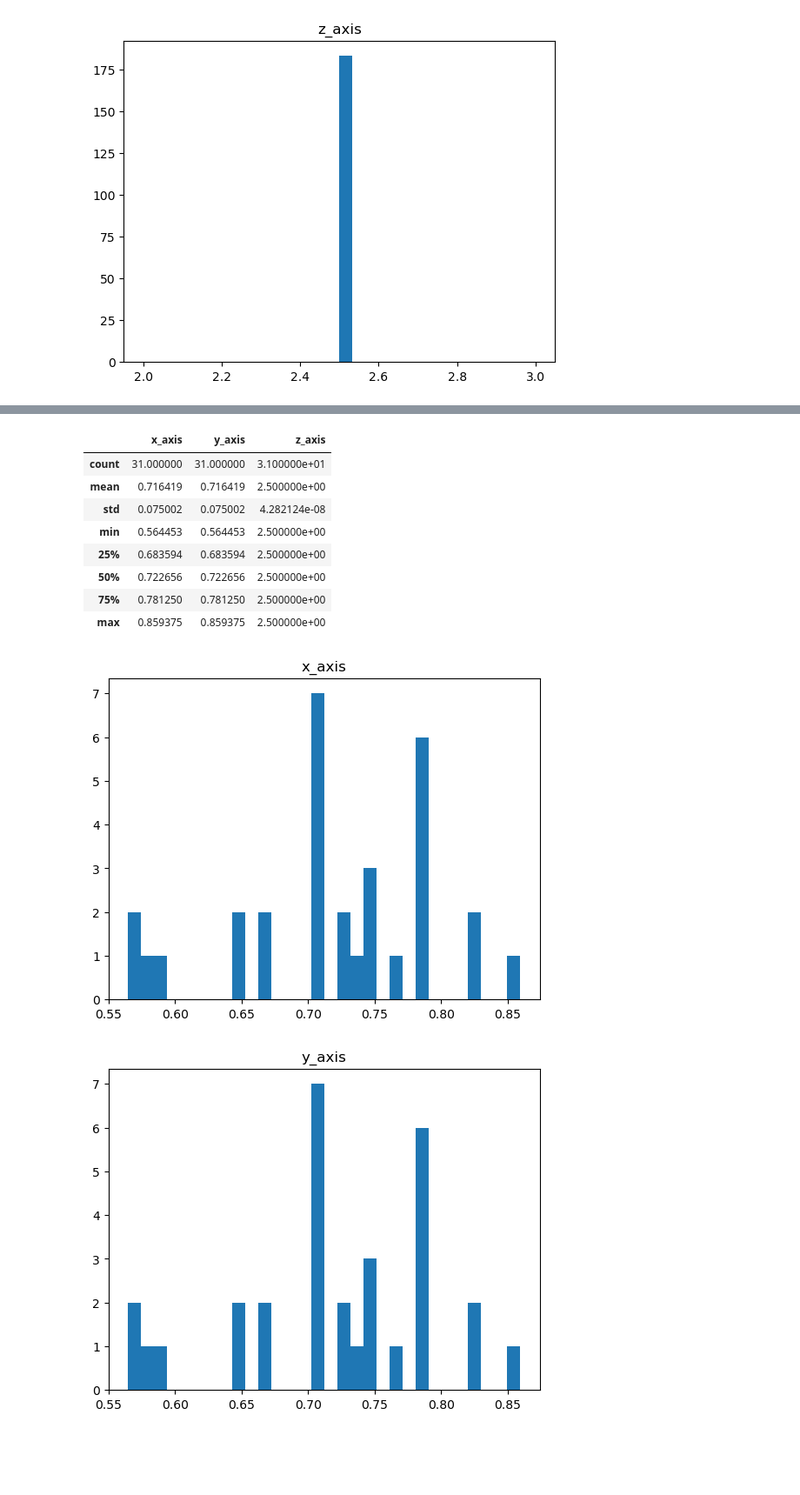
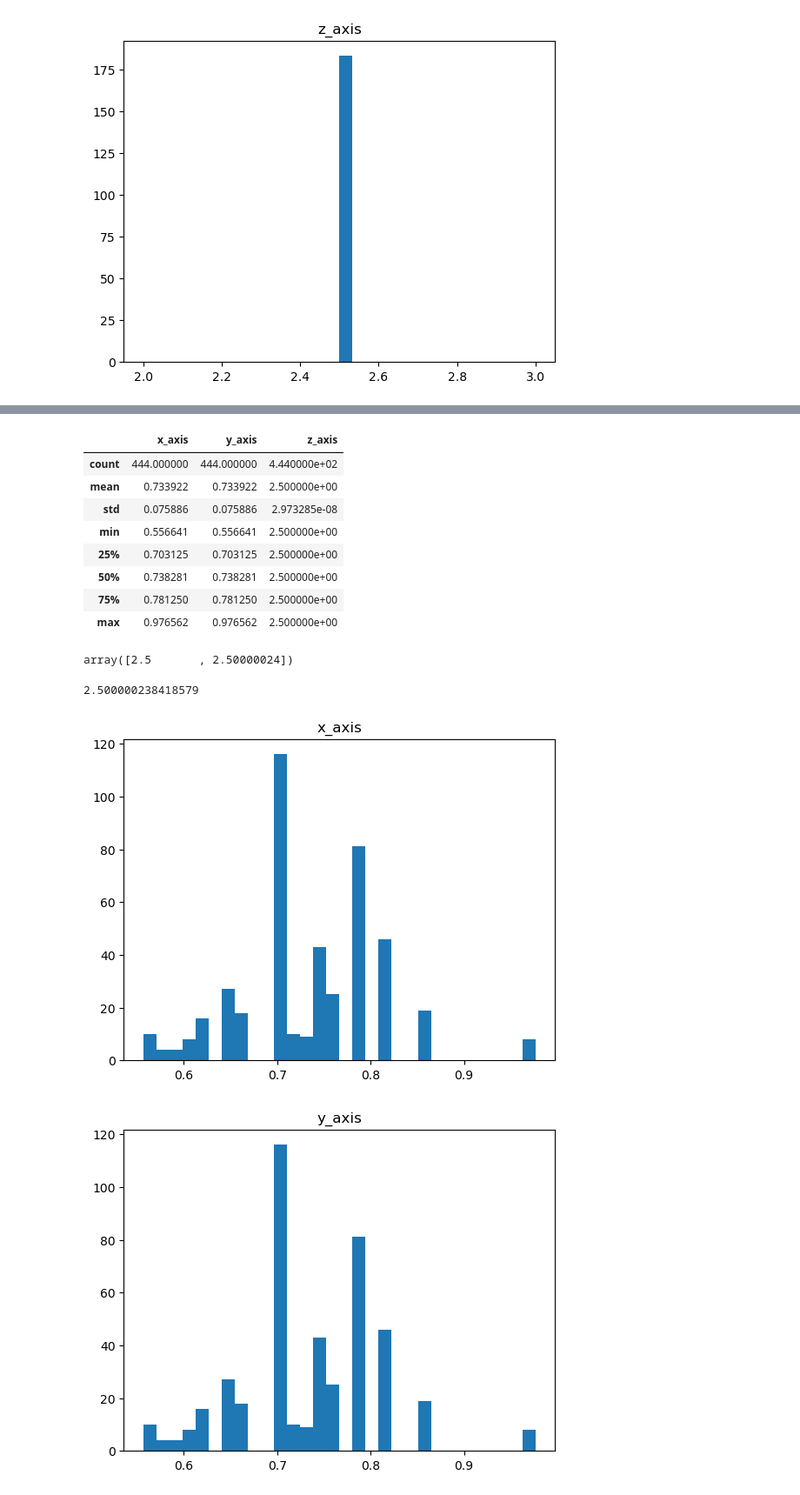
Before and after one commit to Bardhitoo/lung_cancer_proj, a Jupyter notebook: preprocessing_and_detection/resolution_exploration.ipynb, the cells around one changed output, grey strips where cells are left out. Shown: that part at 87% size. Cells and saved outputs as stored; diff of their text form; code cells hidden in the pictures; blank space fills up the shorter version.

Commit message:
Explores resolution across z-axis

```diff
--- a/preprocessing_and_detection/resolution_exploration.ipynb
+++ b/preprocessing_and_detection/resolution_exploration.ipynb
@@ -95,0 +62,2 @@ resolutions_s1 = pd.DataFrame(s1_, columns=["path", "axis"])
+# %%
+resolutions_1 = pd.read_csv("processed_data/dataset_resolution_2.csv")
@@ -96,3 +80,4 @@ resolutions_s1 = pd.DataFrame(s1_, columns=["path", "axis"])
 # %%
-resolutions_s1[["x_axis", "y_axis", "z_axis"]] = pd.DataFrame(resolutions_s1['axis'].tolist(), index=resolutions_s1.index)
-resolutions_s1 = resolutions_s1[["path", "x_axis", "y_axis", "z_axis"]]
+resolutions_1["axis"] = resolutions_1.axis.apply(lambda x: literal_eval(x))
+resolutions_1[["x_axis", "y_axis", "z_axis"]] = pd.DataFrame(resolutions_1['axis'].tolist(), index=resolutions_1.index)
+resolutions_1 = resolutions_1[["paths", "x_axis", "y_axis", "z_axis"]]
@@ -105,17 +118,25 @@ plot_hist(resolutions_s1)
 # %%
-resolutions_s1[resolutions_s1.z_axis > 2].describe()
+resolutions_1[resolutions_1.z_axis > 2].describe()
 # %% [output]
 |  | x_axis | y_axis | z_axis |
-| count | 31.000000 | 31.000000 | 3.100000e+01 |
-| mean | 0.716419 | 0.716419 | 2.500000e+00 |
-| std | 0.075002 | 0.075002 | 4.282124e-08 |
-| min | 0.564453 | 0.564453 | 2.500000e+00 |
-| 25% | 0.683594 | 0.683594 | 2.500000e+00 |
-| 50% | 0.722656 | 0.722656 | 2.500000e+00 |
+| count | 444.000000 | 444.000000 | 4.440000e+02 |
+| mean | 0.733922 | 0.733922 | 2.500000e+00 |
+| std | 0.075886 | 0.075886 | 2.973285e-08 |
+| min | 0.556641 | 0.556641 | 2.500000e+00 |
+| 25% | 0.703125 | 0.703125 | 2.500000e+00 |
+| 50% | 0.738281 | 0.738281 | 2.500000e+00 |
 | 75% | 0.781250 | 0.781250 | 2.500000e+00 |
-| max | 0.859375 | 0.859375 | 2.500000e+00 |
+| max | 0.976562 | 0.976562 | 2.500000e+00 |
+# %%
+resolutions_1.z_axis[resolutions_1.z_axis > 2].unique()
+# %% [output]
+array([2.5       , 2.50000024])
+# %%
+resolutions_1.z_axis[resolutions_1.z_axis > 2].unique()[1]
+# %% [output]
+2.500000238418579
 # %%
-plot_hist(resolutions_s1[resolutions_s1.z_axis > 2])
+plot_hist(resolutions_1[resolutions_1.z_axis > 2])
 # %% [output]
-[figure, old version]
+[figure, new version]
-[figure, old version]
+[figure, new version]
```
Also changed, not shown: parts of 12 cells of this notebook.
